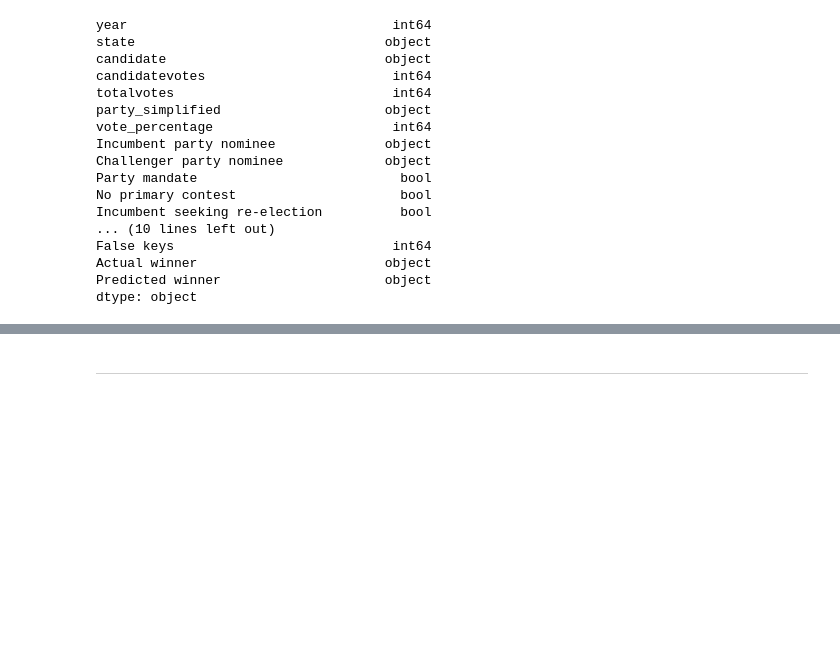
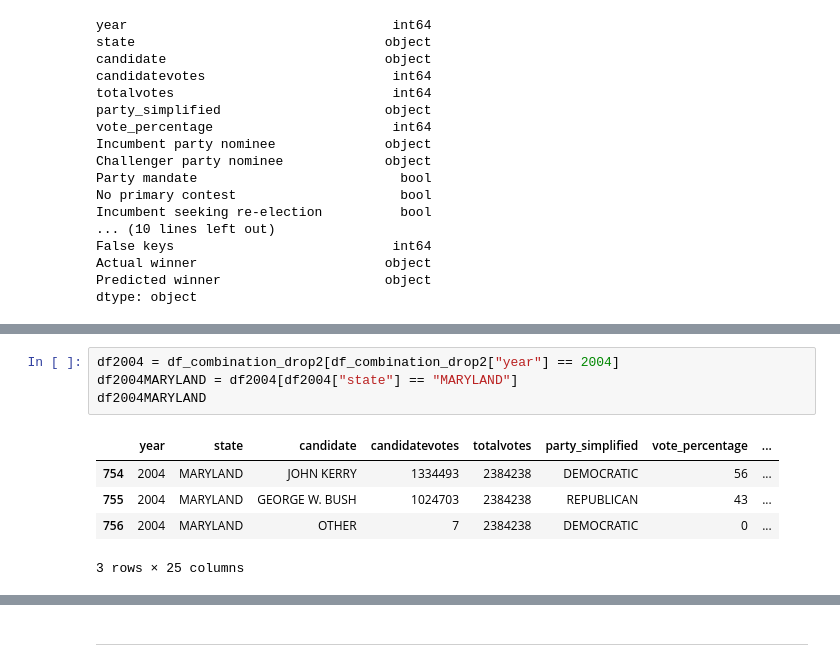
Before and after one commit to bmcastrow/lichtman-USA-elections, a Jupyter notebook: USA2024 Elections.ipynb, the cells around one changed output, grey strips where cells are left out. Cells and saved outputs as stored; diff of their text form; blank space fills up the shorter version.

```diff
--- a/USA2024 Elections.ipynb
+++ b/USA2024 Elections.ipynb
@@ -611,0 +641,10 @@ dtype: object
+# %%
+df2004 = df_combination_drop2[df_combination_drop2["year"] == 2004]
+df2004MARYLAND = df2004[df2004["state"] == "MARYLAND"]
+df2004MARYLAND
+# %% [output]
+|  | year | state | candidate | candidatevotes | totalvotes | party_simplified | vote_percentage | ... |
+| 754 | 2004 | MARYLAND | JOHN KERRY | 1334493 | 2384238 | DEMOCRATIC | 56 | ... |
+| 755 | 2004 | MARYLAND | GEORGE W. BUSH | 1024703 | 2384238 | REPUBLICAN | 43 | ... |
+| 756 | 2004 | MARYLAND | OTHER | 7 | 2384238 | DEMOCRATIC | 0 | ... |
+3 rows × 25 columns
```
Also changed, not shown: parts of 6 cells of this notebook.
